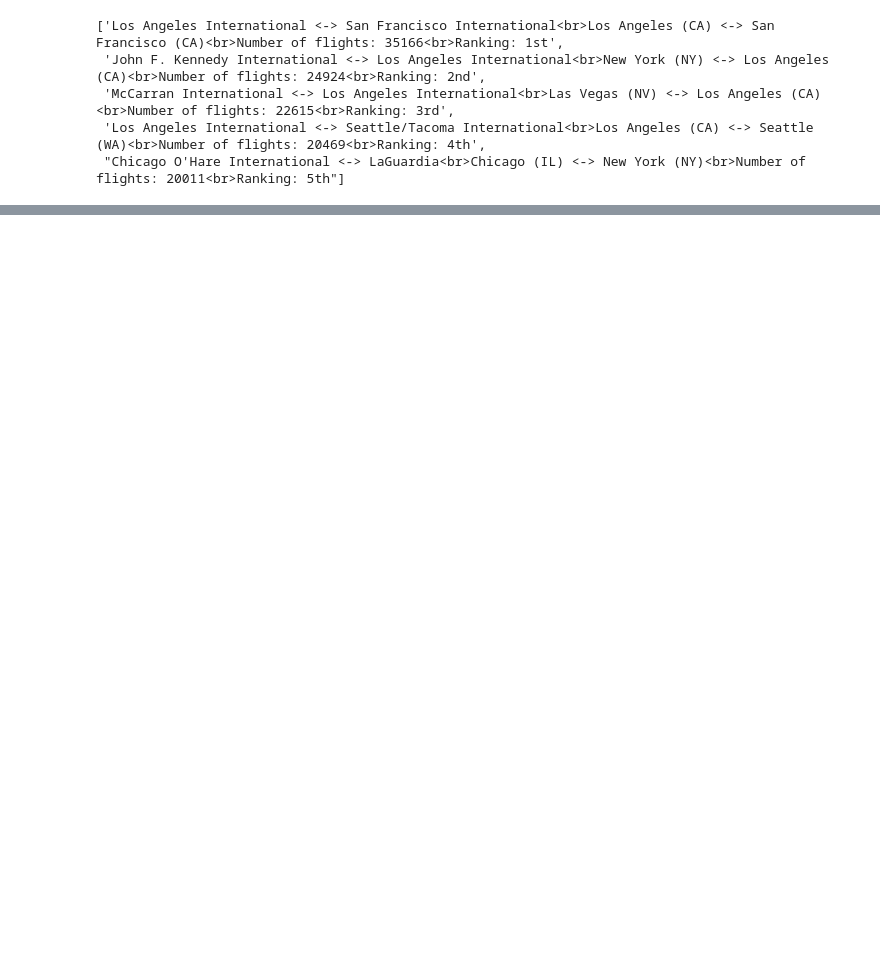
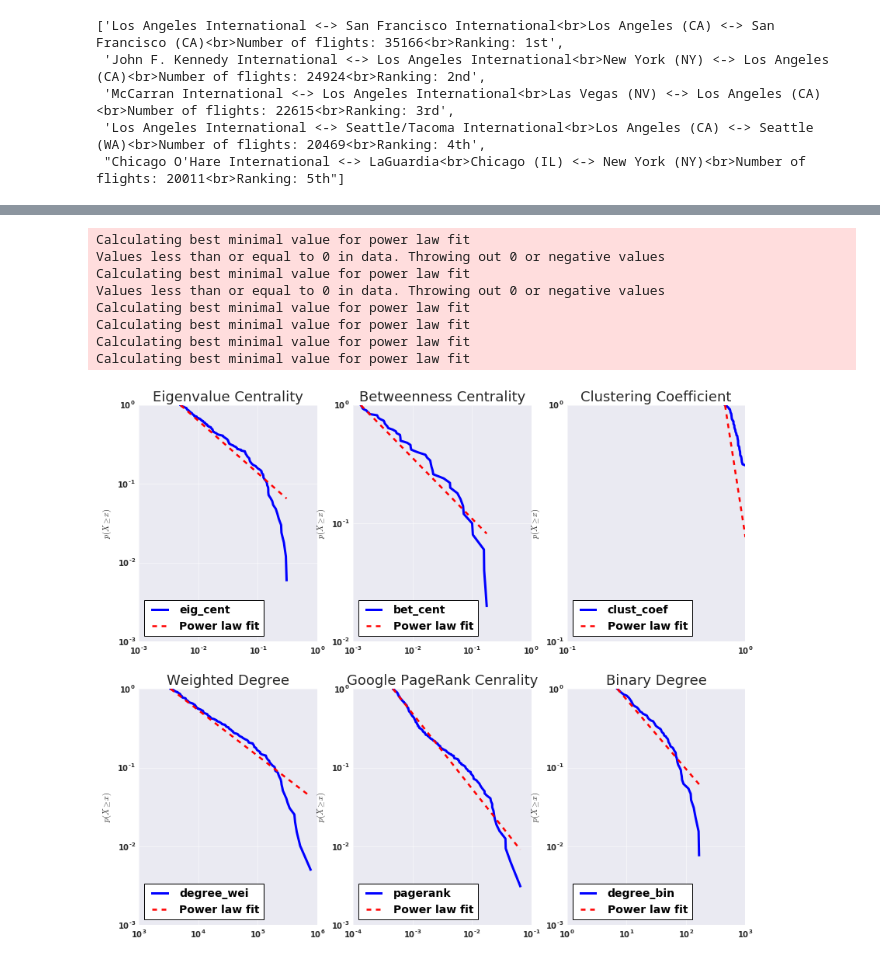
Before and after one commit to wtak23/airtraffic, a Jupyter notebook: final_scripts/network_analysis.ipynb, the cells around one changed output, grey strips where cells are left out. Saved outputs shown, nothing was run; the diff lists cells and outputs as text; code cells hidden in the pictures; blank space fills up the shorter version.

Commit message:
...intermediate update...working on network theory...

```diff
--- a/final_scripts/network_analysis.ipynb
+++ b/final_scripts/network_analysis.ipynb
@@ -411,0 +578,16 @@ nx.DiGraph
+# %%
+measure_abbrev = {
+    'bet_cent': 'Betweenness Centrality',
+    'clust_coef': 'Clustering Coefficient',
+    'degree_bin' : 'Binary Degree',
+    'degree_wei' : 'Weighted Degree',
+    'eig_cent': 'Eigenvalue Centrality',
+    'pagerank': 'Google PageRank Cenrality',
+    'module': 'Community membership'
+}
+# %%
+G = make_nx_graph(route_counts,df_lookup,digraph=False)
+df_network = compute_network_measures(G,add_module_attr=True)
+
+df_network['module'] = df_network['module'].map(lambda num: 'Module '+str(num))
+df_network.head()
@@ -411,0 +623,29 @@ nx.DiGraph
+# %%
+import powerlaw
+
+_,axes=util.sns_subplots(nrows=2,ncols=3,figsize=(14,12))
+
+i=0
+for measure in measure_abbrev:
+    if measure == 'module': continue
+    ax = axes[i]
+    i+=1
+    fit = powerlaw.Fit(df_network[measure])
+
+    fit.plot_ccdf(linewidth=3, label=measure,ax=ax)
+    fit.power_law.plot_ccdf(ax=ax, color='r', linestyle='--', label='Power law fit')
+
+    ax.set_ylabel(r"$p(X\geq x)$")
+    handles, labels = ax.get_legend_handles_labels()
+    ax.legend(handles, labels, loc=3,fontsize=14)
+    ax.set_title(measure_abbrev[measure])
+# %% [output]
+Calculating best minimal value for power law fit
+Values less than or equal to 0 in data. Throwing out 0 or negative values
+Calculating best minimal value for power law fit
+Values less than or equal to 0 in data. Throwing out 0 or negative values
+Calculating best minimal value for power law fit
+Calculating best minimal value for power law fit
+Calculating best minimal value for power law fit
+Calculating best minimal value for power law fit
+[figure, added]
```
Also changed, not shown: parts of 32 cells of this notebook, 2 other files.
